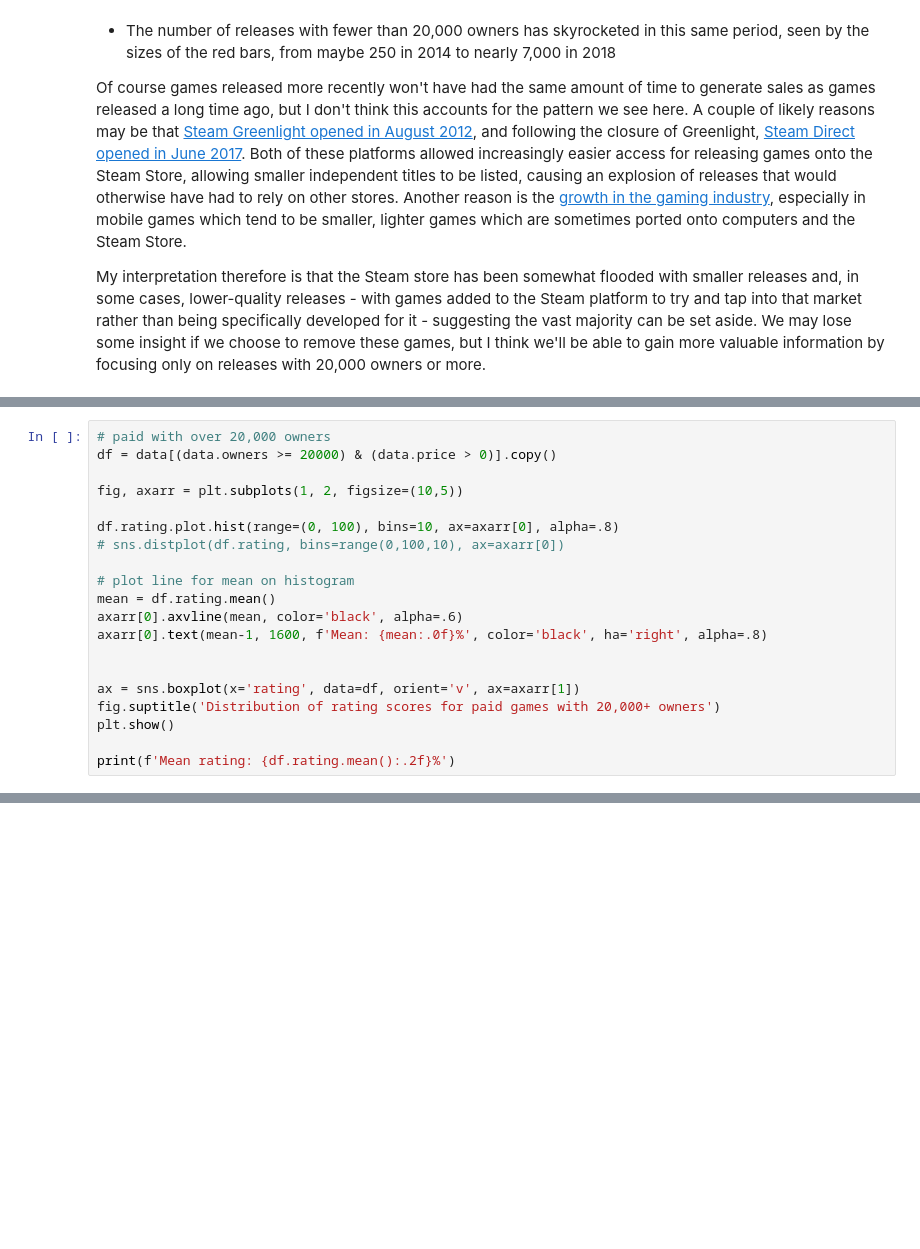
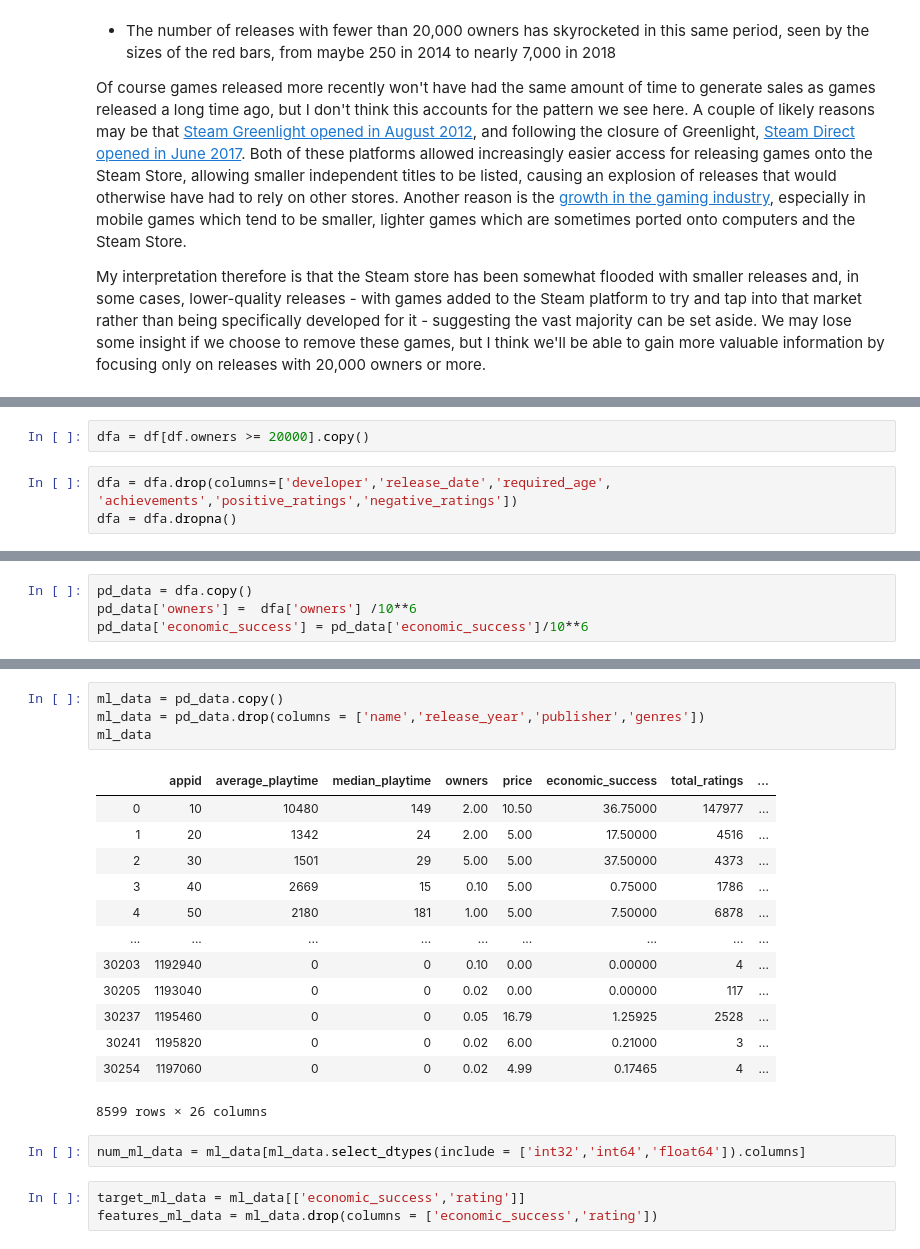
Before and after one commit to mikehdr/ntds_2019_team21, a Jupyter notebook: 4-exploration.ipynb, the cells around one changed output, grey strips where cells are left out. Drawn from its saved outputs; the diff is of its cells as text; blank space fills up the shorter version.

```diff
--- a/4-exploration.ipynb
+++ b/4-exploration.ipynb
@@ -514,20 +255,0 @@ First let's take a look at how ratings are distributed across the data.
-# %%
-# paid with over 20,000 owners
-df = data[(data.owners >= 20000) & (data.price > 0)].copy()
-
-fig, axarr = plt.subplots(1, 2, figsize=(10,5))
-
-df.rating.plot.hist(range=(0, 100), bins=10, ax=axarr[0], alpha=.8)
-# sns.distplot(df.rating, bins=range(0,100,10), ax=axarr[0])
-
-# plot line for mean on histogram
-mean = df.rating.mean()
-axarr[0].axvline(mean, color='black', alpha=.6)
-axarr[0].text(mean-1, 1600, f'Mean: {mean:.0f}%', color='black', ha='right', alpha=.8)
-
-
-ax = sns.boxplot(x='rating', data=df, orient='v', ax=axarr[1])
-fig.suptitle('Distribution of rating scores for paid games with 20,000+ owners')
-plt.show()
-
-print(f'Mean rating: {df.rating.mean():.2f}%')
@@ -1064,0 +256,5 @@ data.head()
+# %%
+dfa = df[df.owners >= 20000].copy()
+# %%
+dfa = dfa.drop(columns=['developer','release_date','required_age', 'achievements','positive_ratings','negative_ratings'])
+dfa = dfa.dropna()
@@ -1064,0 +289,4 @@ data.head()
+# %%
+pd_data = dfa.copy()
+pd_data['owners'] =  dfa['owners'] /10**6
+pd_data['economic_success'] = pd_data['economic_success']/10**6
@@ -1064,0 +344,23 @@ data.head()
+# %%
+ml_data = pd_data.copy()
+ml_data = pd_data.drop(columns = ['name','release_year','publisher','genres'])
+ml_data
+# %% [output]
+|  | appid | average_playtime | median_playtime | owners | price | economic_success | total_ratings | ... |
+| 0 | 10 | 10480 | 149 | 2.00 | 10.50 | 36.75000 | 147977 | ... |
+| 1 | 20 | 1342 | 24 | 2.00 | 5.00 | 17.50000 | 4516 | ... |
+| 2 | 30 | 1501 | 29 | 5.00 | 5.00 | 37.50000 | 4373 | ... |
+| 3 | 40 | 2669 | 15 | 0.10 | 5.00 | 0.75000 | 1786 | ... |
+| 4 | 50 | 2180 | 181 | 1.00 | 5.00 | 7.50000 | 6878 | ... |
+| ... | ... | ... | ... | ... | ... | ... | ... | ... |
+| 30203 | 1192940 | 0 | 0 | 0.10 | 0.00 | 0.00000 | 4 | ... |
+| 30205 | 1193040 | 0 | 0 | 0.02 | 0.00 | 0.00000 | 117 | ... |
+| 30237 | 1195460 | 0 | 0 | 0.05 | 16.79 | 1.25925 | 2528 | ... |
+| 30241 | 1195820 | 0 | 0 | 0.02 | 6.00 | 0.21000 | 3 | ... |
+| 30254 | 1197060 | 0 | 0 | 0.02 | 4.99 | 0.17465 | 4 | ... |
+8599 rows × 26 columns
+# %%
+num_ml_data = ml_data[ml_data.select_dtypes(include = ['int32','int64','float64']).columns]
+# %%
+target_ml_data = ml_data[['economic_success','rating']]
+features_ml_data = ml_data.drop(columns = ['economic_success','rating'])
```
Also changed, not shown: parts of 102 cells of this notebook.
